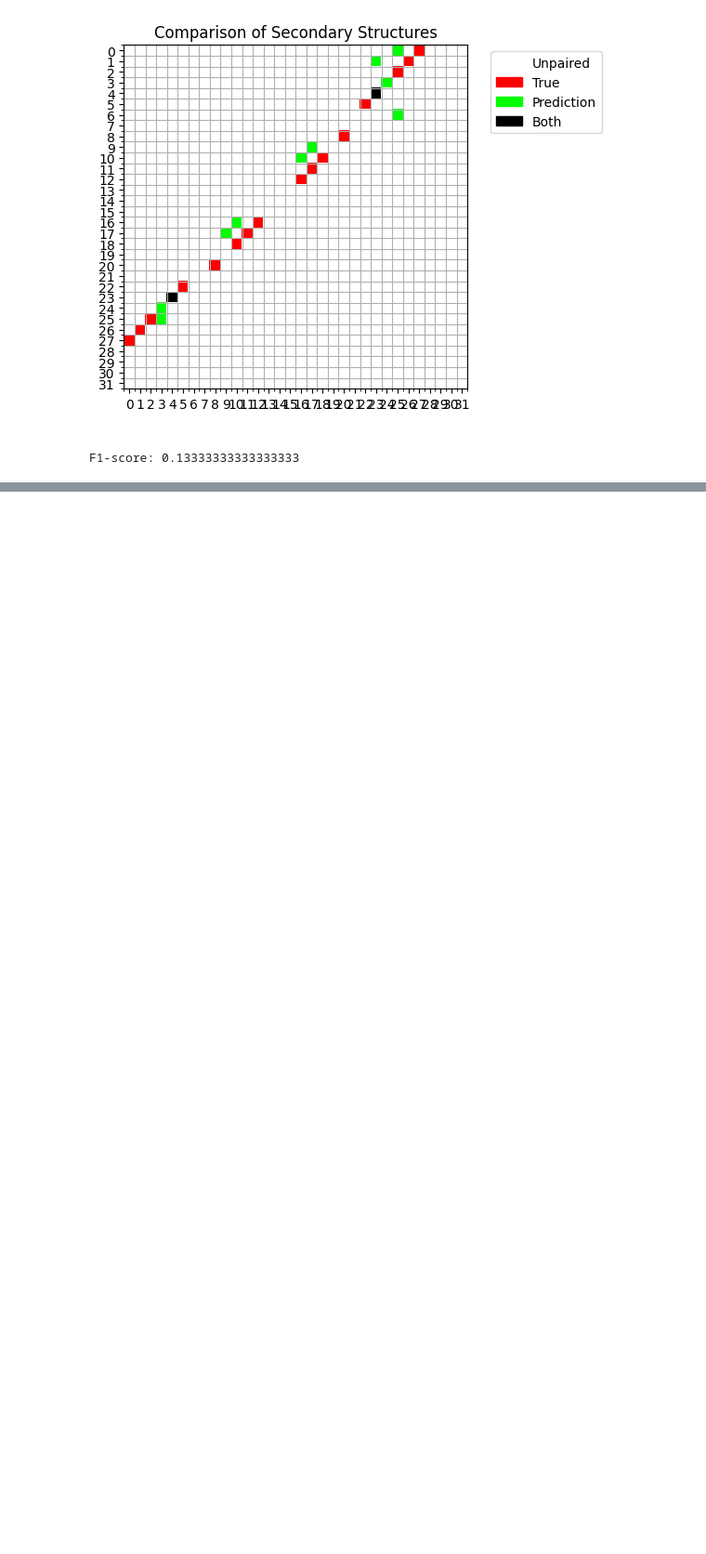
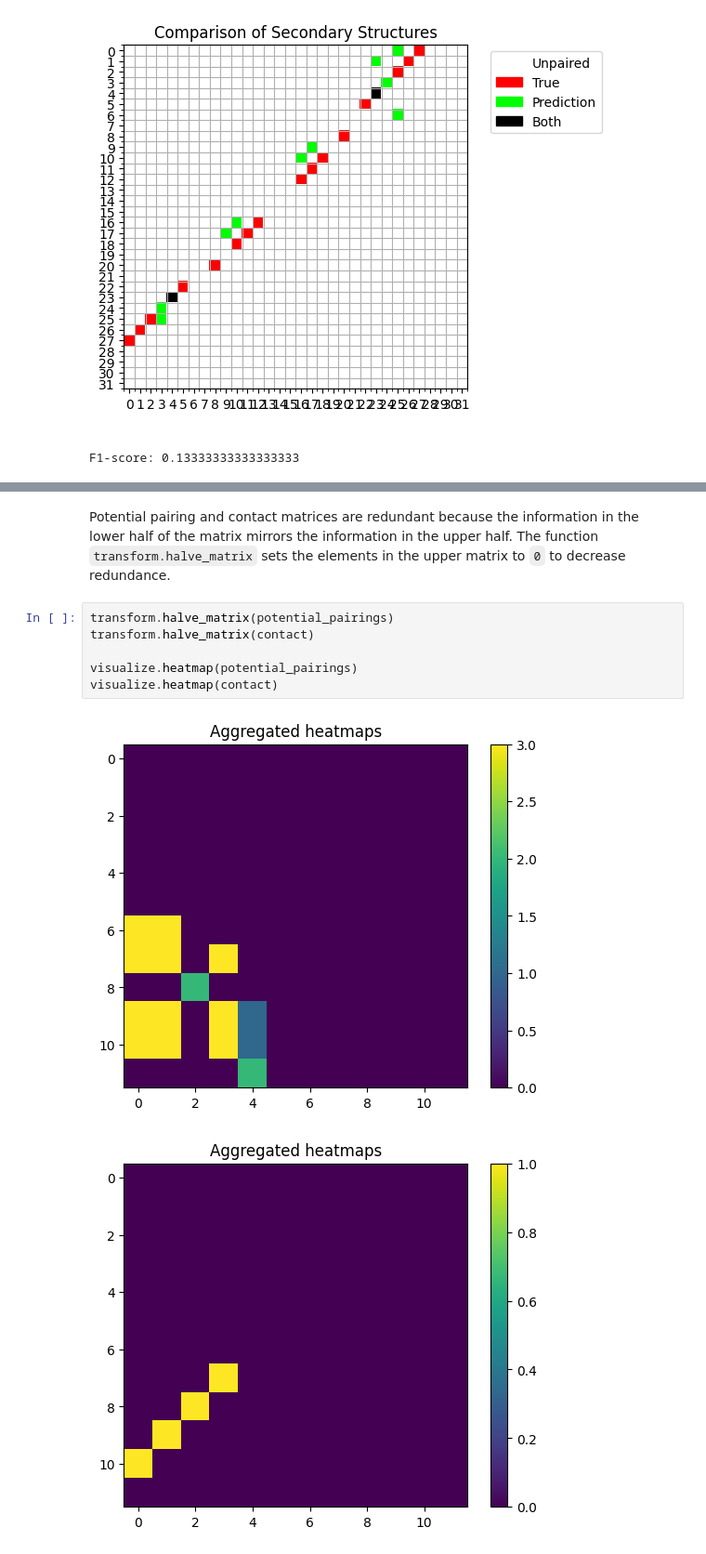
Before and after one commit to Vincent-Therrien/diurnal, a Jupyter notebook: demo/synthetic_pipeline.ipynb, the cells around one changed output, grey strips where cells are left out. Shown at 93% size. Cells and saved outputs as stored; diff of their text form; blank space fills up the shorter version.

```diff
--- a/demo/synthetic_pipeline.ipynb
+++ b/demo/synthetic_pipeline.ipynb
@@ -400,0 +325,14 @@ array([1., 2., 3.])
+# %% [markdown]
+Potential pairing and contact matrices are redundant because the information
+in the lower half of the matrix mirrors the information in the upper half. The
+function `transform.halve_matrix` sets the elements in the upper matrix to `0`
+to decrease redundance.
+# %%
+transform.halve_matrix(potential_pairings)
+transform.halve_matrix(contact)
+
+visualize.heatmap(potential_pairings)
+visualize.heatmap(contact)
+# %% [output]
+[figure, added]
+[figure, added]
```
Also changed, not shown: parts of 9 cells of this notebook, 3 other files.
